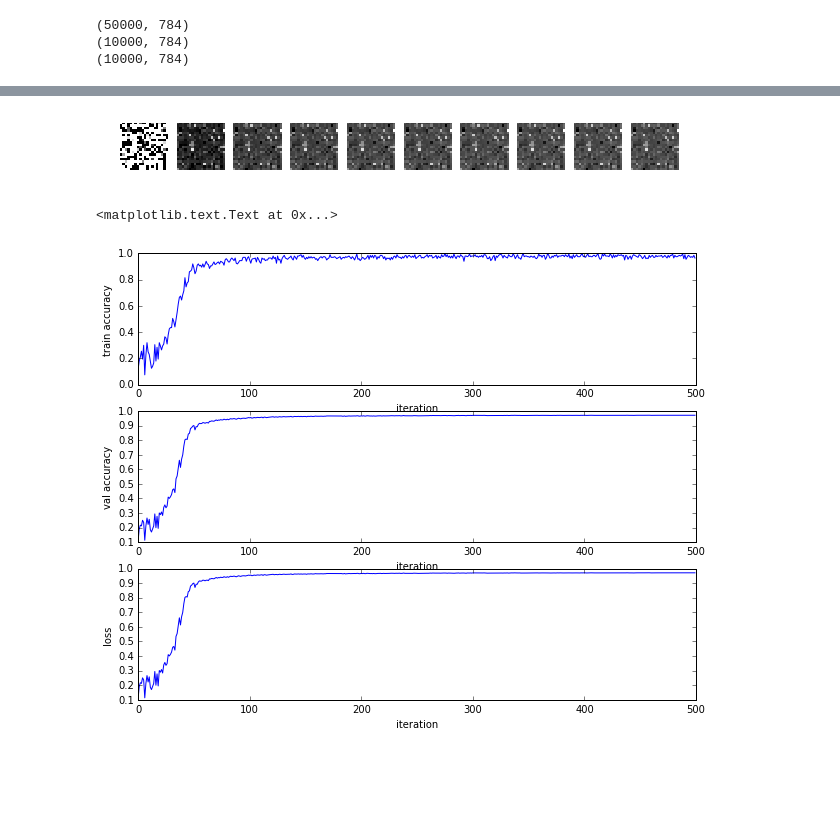
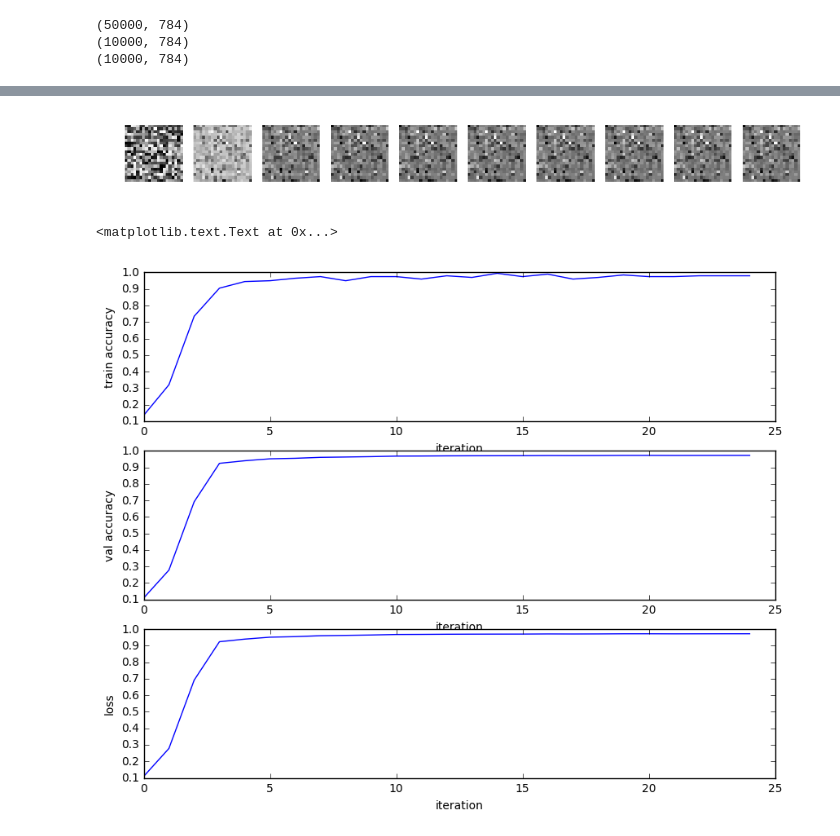
Before and after one commit to mnvl/mlzoo, a Jupyter notebook: neural_network_3_layers_mnist.ipynb, the cells around one changed output, grey strips where cells are left out. Saved outputs shown, nothing was run; the diff lists cells and outputs as text; code cells hidden in the pictures; blank space fills up the shorter version.

```diff
--- a/neural_network_3_layers_mnist.ipynb
+++ b/neural_network_3_layers_mnist.ipynb
@@ -13,5 +10,5 @@ plt.rcParams['image.cmap'] = 'gray'
 # %%
-mnist = cPickle.load(open("/large/data/mnist.pkl", "rb"))
+mnist = pickle.Unpickler(open('mnist.pkl', 'rb'), encoding = 'latin1').load()
 
 (train, validation, test) = mnist
 (train_images, train_labels) = train
@@ -22,9 +19,9 @@ image_size = 28
 features_size = 784
 classes_count = 10
 
-print train_images.shape
-print validation_images.shape
-print test_images.shape
+print(train_images.shape)
+print(validation_images.shape)
+print(test_images.shape)
 # %% [output]
 (50000, 784)
 (10000, 784)
@@ -45,7 +42,8 @@ learning_rate = 0.5
 learning_rate_decay = 0.999
 
 # 2 relu layers, 1 output softmax layer
-# initially it was 4 layers but I couldn't make it work in this toy setting
+# it's actually stemmed 4 layers network hence strange names of variables
+
 W2 = np.random.uniform(high = 1.0 / features_size, size = (features_size, hidden_neurons))
 b2 = np.zeros(shape = (hidden_neurons,))
 W3 = np.random.uniform(high = 1.0 / hidden_neurons, size = (hidden_neurons, hidden_neurons))
@@ -78,7 +76,7 @@ for epoch in range(5000):
     loss += 0.5 * regularization_factor * (np.sum(W3 * W3) + np.sum(b3 * b3))
     loss += 0.5 * regularization_factor * (np.sum(W4 * W4) + np.sum(b4 * b4))
 
-    if epoch % 10 == 0:
+    if epoch % 200 == 0:
         H1v = validation_images
         H2v = np.maximum(np.dot(H1v, W2) + b2, 0)
         H3v = np.maximum(np.dot(H2v, W3) + b3, 0)
@@ -87,7 +85,7 @@ for epoch in range(5000):
         validation_accuracy = np.mean(validation_labels == validation_pred)
         learning_history.append((accuracy, validation_accuracy, loss))
 
-        print 'epoch %d: accuracy = %f, validation_accuracy = %f, loss = %f' % (epoch, accuracy, validation_accuracy, loss)
+        print('epoch %d: accuracy = %f, validation_accuracy = %f, loss = %f' % (epoch, accuracy, validation_accuracy, loss))
 
     if epoch % 500 == 0:
         plt.subplot(1, 10, epoch / 500 + 1)
@@ -166,4 +164,4 @@ epoch 4990: accuracy = 0.965000, validation_accuracy = 0.970500, loss = 0.103537
-[figure, old version]
+[figure, new version]
 # %%
 plt.subplot(3, 1, 1)
 plt.plot([x[0] for x in learning_history])
@@ -181,5 +179,5 @@ plt.xlabel('iteration')
 plt.ylabel('loss')
 # %% [output]
 <matplotlib.text.Text at 0x...>
-[figure, old version]
+[figure, new version]
 # %%
```
Also changed, not shown: parts of 7 cells of this notebook, 1 other file.
